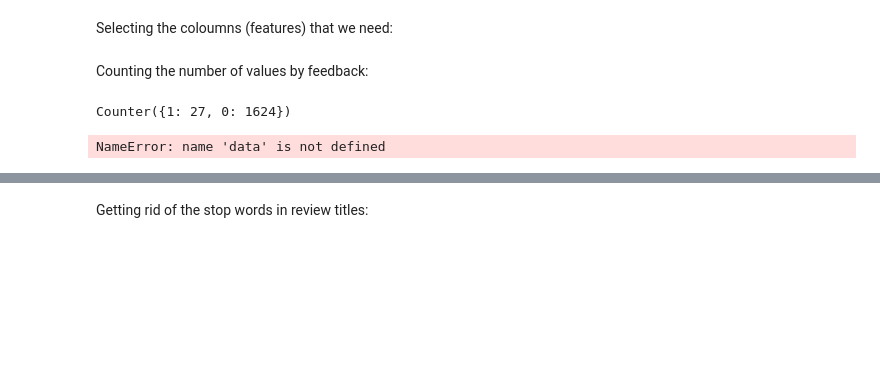
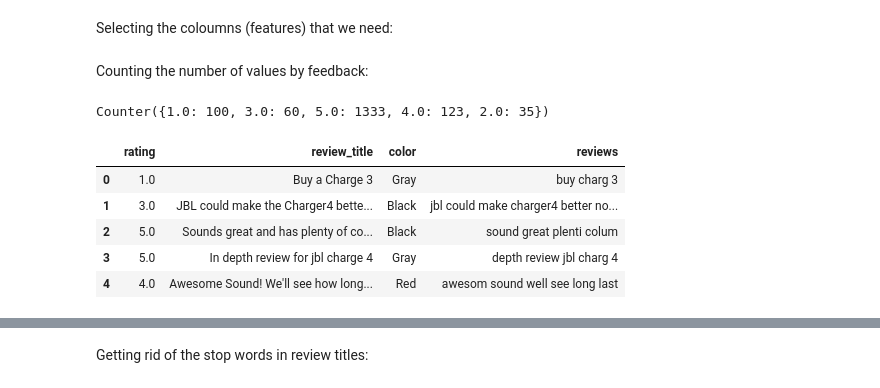
Before and after one commit to kavehamini/Amazon-Review-Analysis-JBL-Charge-4-Speaker-Sentiment-Analysis-NLP, a Jupyter notebook: Machine Learning-NLP-Sentiment Analysis of Amazon reviews for JBL Speaker.ipynb, the cells around one changed output, grey strips where cells are left out. Drawn from its saved outputs; the diff is of its cells as text; code cells hidden in the pictures; blank space fills up the shorter version.

```diff
--- a/Machine Learning-NLP-Sentiment Analysis of Amazon reviews for JBL Speaker.ipynb
+++ b/Machine Learning-NLP-Sentiment Analysis of Amazon reviews for JBL Speaker.ipynb
@@ -67,32 +67,37 @@ crtfb=df[['rating', 'color', 'review_title', 'review', 'feedback', 'awesome', 'g
 Counting the number of values by feedback:
 # %%
 import collections
-collections.Counter(crtfb['feedback'])
+collections.Counter(crtfb['rating'])
 # %% [output]
-Counter({1: 27, 0: 1624})
+Counter({1.0: 100, 3.0: 60, 5.0: 1333, 4.0: 123, 2.0: 35})
 # %%
 stop_words = set(nltk.corpus.stopwords.words('english'))
 sno = nltk.stem.SnowballStemmer('english')
 
 def cleanpunc(sentence):
     cleaned = re.sub(r"[?|!|\'|\"|#]", r"",sentence)
     cleaned =  re.sub(r"[.|,|)|(|\|/]",r"",cleaned)
     return cleaned.lower()
 
-sentences = data['review_title'].values
+sentences = crtfb['review_title'].values
 reviews = []
 for sent in sentences:
     cleaned_sent = cleanpunc(sent)
     sent_arr = cleaned_sent.split()
     output_sent = ''
     for word in sent_arr:
         if word not in stop_words:
             stemmed_word = sno.stem(word)
             output_sent = output_sent + ' ' + stemmed_word
     reviews.append(output_sent)
 
 reviews_text = pd.DataFrame({'reviews': reviews})
-data = pd.concat([data,reviews_text], axis=1)
-data.head()
+crtfb = pd.concat([crtfb,reviews_text], axis=1)
+crtfb.head()
 # %% [output]
-NameError: name 'data' is not defined
+|  | rating | review_title | color | reviews |
+| 0 | 1.0 | Buy a Charge 3 | Gray | buy charg 3 |
+| 1 | 3.0 | JBL could make the Charger4 bette... | Black | jbl could make charger4 better no... |
+| 2 | 5.0 | Sounds great and has plenty of co... | Black | sound great plenti colum |
+| 3 | 5.0 | In depth review for jbl charge 4 | Gray | depth review jbl charg 4 |
+| 4 | 4.0 | Awesome Sound! We'll see how long... | Red | awesom sound well see long last |
```
Also changed, not shown: parts of 12 cells of this notebook.
